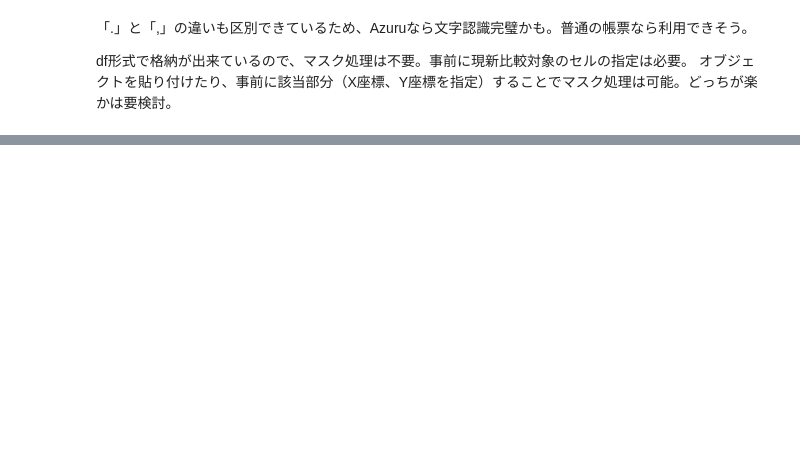
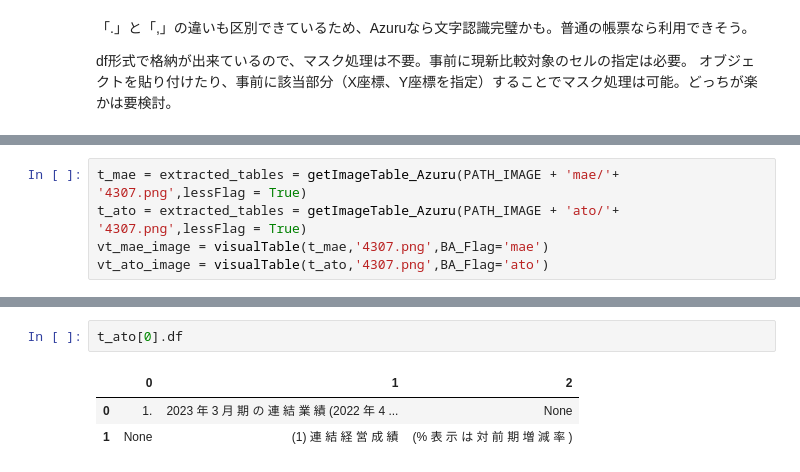
Before and after one commit to satoki252595/ocr-nri-No2, a Jupyter notebook: work/AzuruOCR.ipynb, the cells around one changed output, grey strips where cells are left out. Drawn from its saved outputs; the diff is of its cells as text; blank space fills up the shorter version.

```diff
--- a/work/AzuruOCR.ipynb
+++ b/work/AzuruOCR.ipynb
@@ -197 +204,6 @@ for t in t_ato:
 ---------------------
+# %%
+t_mae = extracted_tables = getImageTable_Azuru(PATH_IMAGE + 'mae/'+ '4307.png',lessFlag = True)
+t_ato = extracted_tables = getImageTable_Azuru(PATH_IMAGE + 'ato/'+ '4307.png',lessFlag = True)
+vt_mae_image = visualTable(t_mae,'4307.png',BA_Flag='mae')
+vt_ato_image = visualTable(t_ato,'4307.png',BA_Flag='ato')
@@ -197,0 +230,6 @@ for t in t_ato:
+# %%
+t_ato[0].df
+# %% [output]
+|  | 0 | 1 | 2 |
+| 0 | 1. | 2023 年 3 月 期 の 連 結 業 績 (2022 年 4 ... | None |
+| 1 | None | (1) 連 結 経 営 成 績 | (% 表 示 は 対 前 期 増 減 率 ) |
```
Also changed, not shown: parts of 8 cells of this notebook.
